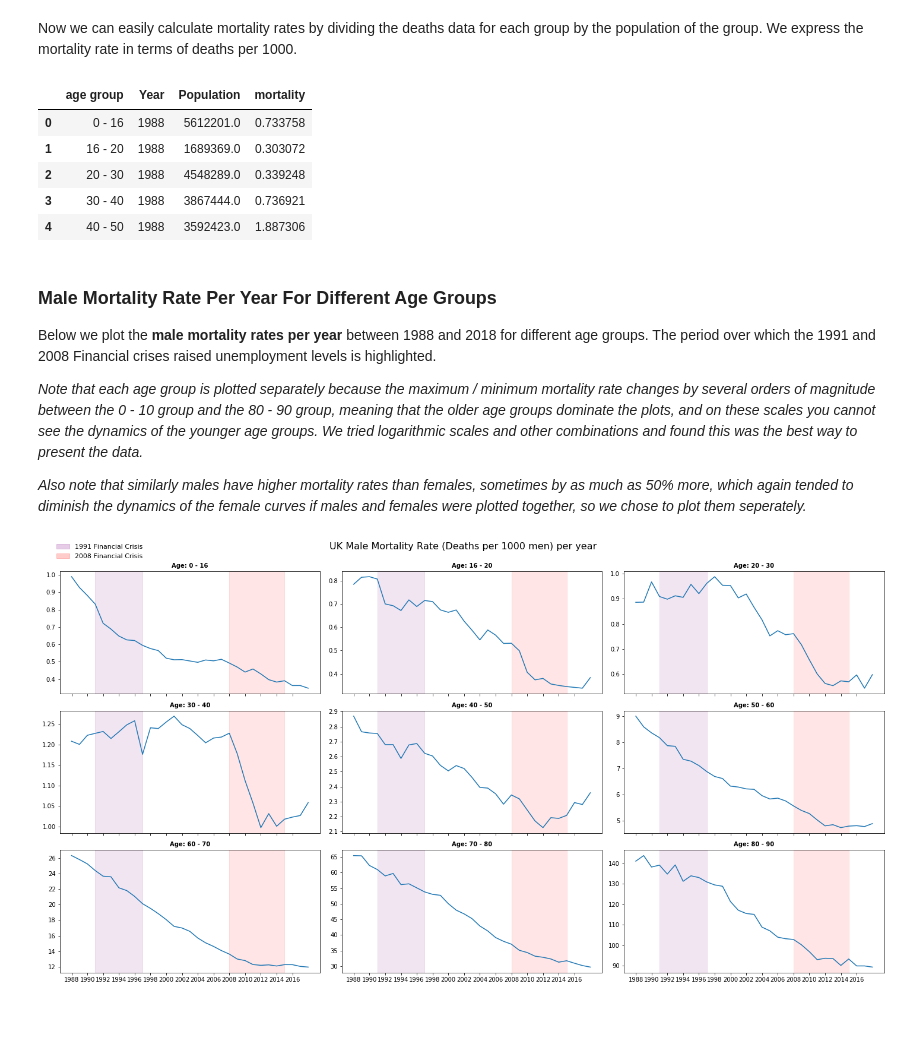
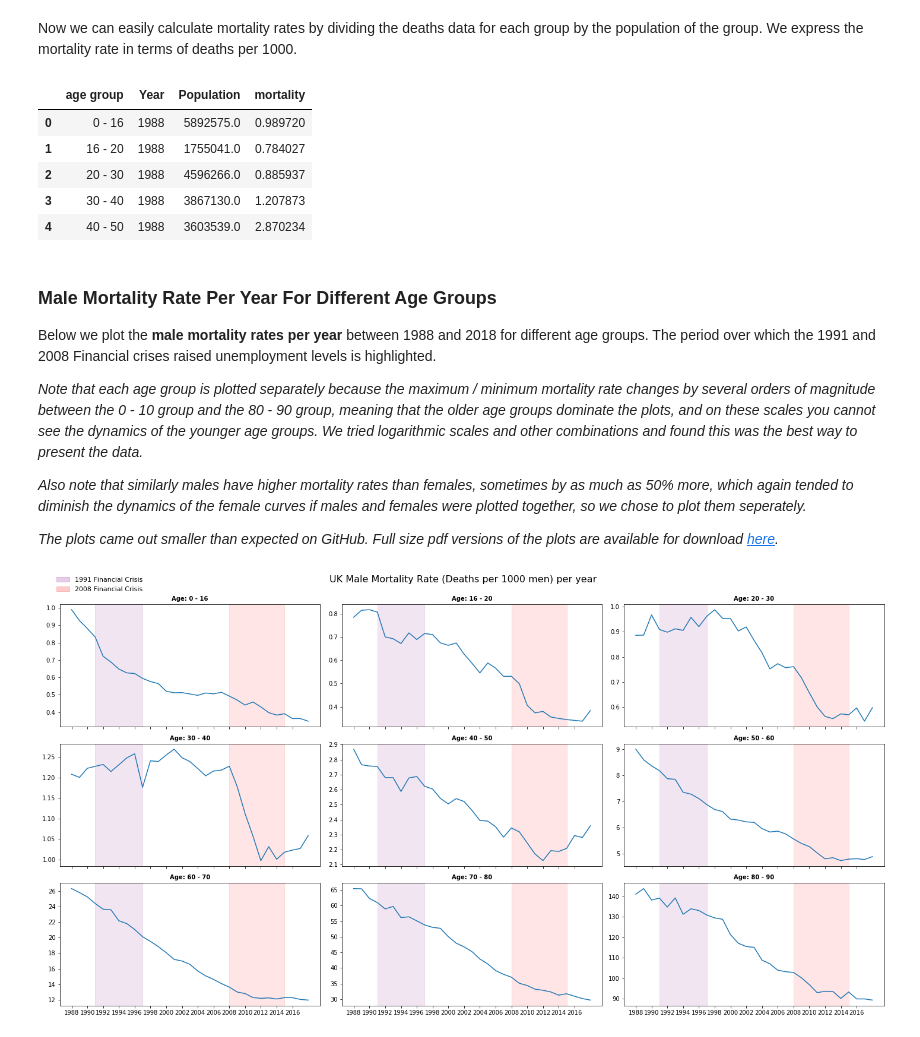
Before and after one commit to rhart-rup/UK-Pro-Cyclical-Mortality, a Jupyter notebook: Mortality.ipynb, the cells around one changed output. Saved outputs shown, nothing was run; the diff lists cells and outputs as text; code cells hidden in the pictures.

```diff
--- a/Mortality.ipynb
+++ b/Mortality.ipynb
@@ -326,20 +326,20 @@ Now we can easily calculate mortality rates by dividing the deaths data for each
 # %%
 male_pop_grouped['mortality'] = ( (male_deaths_grouped['Deaths']
                                    / male_pop_grouped['Population'])
                                   * 1000
                             )
 female_pop_grouped['mortality'] = ( (female_deaths_grouped['Deaths']
                                     / female_pop_grouped['Population'])
                                     * 1000
                               )
-female_pop_grouped.head()
+male_pop_grouped.head()
 # %% [output]
 |  | age group | Year | Population | mortality |
-| 0 | 0 - 16 | 1988 | 5612201.0 | 0.733758 |
-| 1 | 16 - 20 | 1988 | 1689369.0 | 0.303072 |
-| 2 | 20 - 30 | 1988 | 4548289.0 | 0.339248 |
-| 3 | 30 - 40 | 1988 | 3867444.0 | 0.736921 |
-| 4 | 40 - 50 | 1988 | 3592423.0 | 1.887306 |
+| 0 | 0 - 16 | 1988 | 5892575.0 | 0.989720 |
+| 1 | 16 - 20 | 1988 | 1755041.0 | 0.784027 |
+| 2 | 20 - 30 | 1988 | 4596266.0 | 0.885937 |
+| 3 | 30 - 40 | 1988 | 3867130.0 | 1.207873 |
+| 4 | 40 - 50 | 1988 | 3603539.0 | 2.870234 |
 # %% [markdown]
 ### Male Mortality Rate Per Year For Different Age Groups
 
@@ -348,6 +348,8 @@ Below we plot the **male mortality rates per year** between 1988 and 2018 for di
 *Note that each age group is plotted separately because the maximum / minimum mortality rate changes by several orders of magnitude between the 0 - 10 group and the 80 - 90 group, meaning that the older age groups dominate the plots, and on these scales you cannot see the dynamics of the younger age groups. We tried logarithmic scales and other combinations and found this was the best way to present the data.*
 
 *Also note that similarly males have higher mortality rates than females, sometimes by as much as 50% more, which again tended to diminish the dynamics of the female curves if males and females were plotted together, so we chose to plot them seperately.*
+
+*The plots came out smaller than expected on GitHub. Full size pdf versions of the plots are available for download [here](https://github.com/rhart-rup/UK-Pro-Cyclical-Mortality/tree/master/Plots).*
 # %%
 def plot_age_groups(data, figure_title, file_name):
     """Plot mortality rates per year for each age group
```
Also changed, not shown: parts of 16 cells of this notebook, 11 other files.
